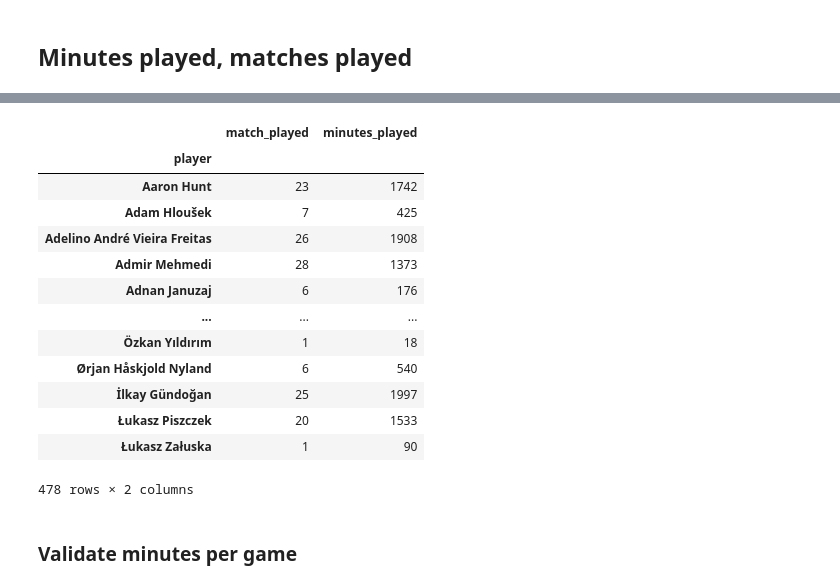
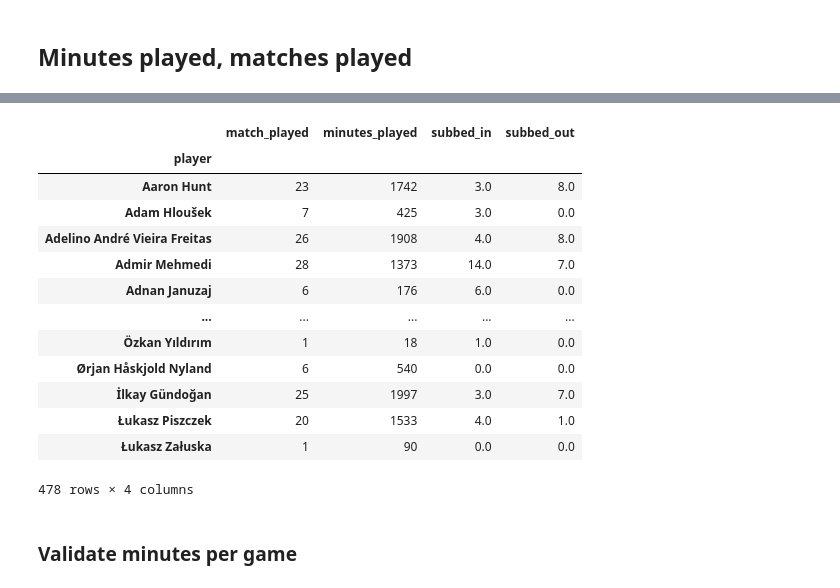
Before and after one commit to allorenz/football-player-similarity, a Jupyter notebook: src/feature_standard_stats.ipynb, the cells around one changed output, grey strips where cells are left out. Saved outputs shown, nothing was run; the diff lists cells and outputs as text; code cells hidden in the pictures.

```diff
--- a/src/feature_standard_stats.ipynb
+++ b/src/feature_standard_stats.ipynb
@@ -73,15 +213,19 @@ def get_minutes_played(df):
                                                       "minutes_played_subbed_in" :"minutes_played"}, axis=1)
     df_player_subbed_out = df_player_subbed_out.rename({"minute":"minutes_played"}, axis=1)
 
+    # add subbed_in subbed_of mask
+    df_player_subbed_in["subbed_in"] = 1
+    df_player_subbed_out["subbed_out"] = 1
+
     df_subbed_player = pd.concat([df_player_subbed_in, df_player_subbed_out],axis=0)
 
     # add remaining players that were not subbed off
     players_not_subbed_off = [player for player in all_players if player not in df_subbed_player["player"].values]
     df_player_not_subbed_off = pd.DataFrame({"player": players_not_subbed_off, "minutes_played" : 90})
 
-    df_result = pd.concat([df_subbed_player, df_player_not_subbed_off],axis=0)
+    df_result = pd.concat([df_subbed_player, df_player_not_subbed_off],axis=0).reset_index(drop=True)
     df_result["match_played"] = 1
 
     return df_result
 
-# get_minutes_played(match_a)
+get_minutes_played(match_a)
@@ -88,30 +250,38 @@ def get_minutes_played(df):
 # %%
 matche_ids = df["match_id"].unique()
 first_match = True
 columns = ["player", "match_id", "minute", "substitution_replacement", "substitution_outcome"]
 result = pd.DataFrame()
 
 for match_id in matche_ids:
     current = get_minutes_played(df.loc[df["match_id"]==match_id,columns])
     result = pd.concat([result, current])
 
-df_match_minutes_played = pd.merge(left=pd.DataFrame(result.groupby("player")["match_played"].sum()), right=pd.DataFrame(result.groupby("player")["minutes_played"].sum()), on="player")
+df_match_minutes_played = result.groupby("player").agg(
+    match_played=("match_played","sum"),
+    minutes_played=("minutes_played","sum"),
+    subbed_in=("subbed_in","sum"),
+    subbed_out=("subbed_out","sum")
+)
 df_match_minutes_played
+
+# df_match_minutes_played = pd.merge(left=pd.DataFrame(result.groupby("player")["match_played"].sum()), right=pd.DataFrame(result.groupby("player")["minutes_played"].sum()), on="player")
+# df_match_minutes_played
 # %% [output]
-|  | match_played | minutes_played |
-| player |  |  |
-| Aaron Hunt | 23 | 1742 |
-| Adam Hloušek | 7 | 425 |
-| Adelino André Vieira Freitas | 26 | 1908 |
-| Admir Mehmedi | 28 | 1373 |
-| Adnan Januzaj | 6 | 176 |
-| ... | ... | ... |
-| Özkan Yıldırım | 1 | 18 |
-| Ørjan Håskjold Nyland | 6 | 540 |
-| İlkay Gündoğan | 25 | 1997 |
-| Łukasz Piszczek | 20 | 1533 |
-| Łukasz Załuska | 1 | 90 |
+|  | match_played | minutes_played | subbed_in | subbed_out |
+| player |  |  |  |  |
+| Aaron Hunt | 23 | 1742 | 3.0 | 8.0 |
+| Adam Hloušek | 7 | 425 | 3.0 | 0.0 |
+| Adelino André Vieira Freitas | 26 | 1908 | 4.0 | 8.0 |
+| Admir Mehmedi | 28 | 1373 | 14.0 | 7.0 |
+| Adnan Januzaj | 6 | 176 | 6.0 | 0.0 |
+| ... | ... | ... | ... | ... |
+| Özkan Yıldırım | 1 | 18 | 1.0 | 0.0 |
+| Ørjan Håskjold Nyland | 6 | 540 | 0.0 | 0.0 |
+| İlkay Gündoğan | 25 | 1997 | 3.0 | 7.0 |
+| Łukasz Piszczek | 20 | 1533 | 4.0 | 1.0 |
+| Łukasz Załuska | 1 | 90 | 0.0 | 0.0 |
-478 rows × 2 columns
+478 rows × 4 columns
 # %% [markdown]
 ### __Validate minutes per game__
 # %%
```
Also changed, not shown: parts of 8 cells of this notebook, 7 other files.
